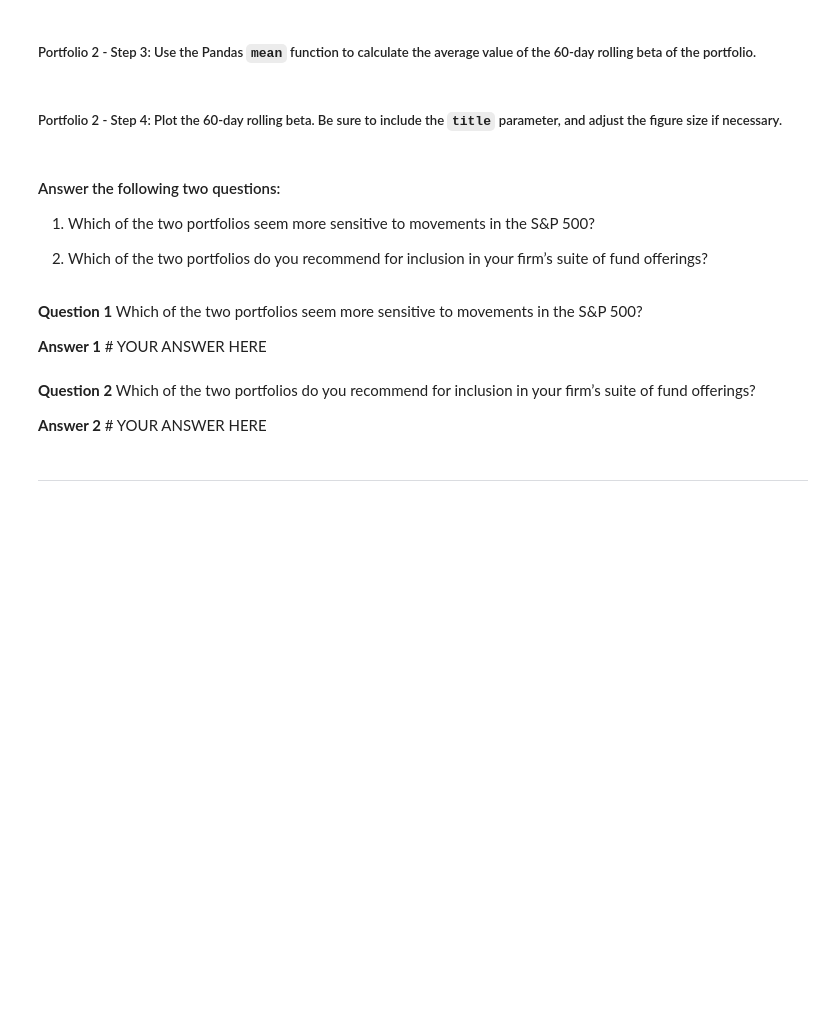
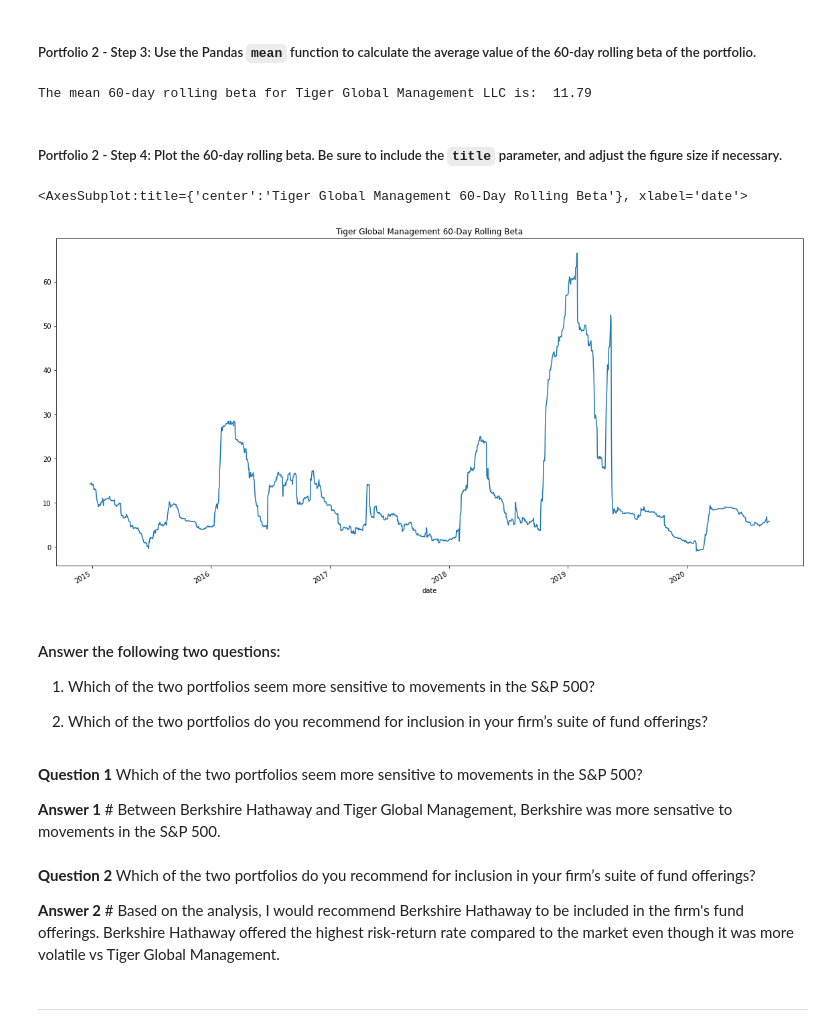
Before and after one commit to jkang1990amg/Challenge_4_Risk_Return_Analysis, a Jupyter notebook: risk_return_analysis.ipynb, the cells around one changed output. Cells and saved outputs as stored; diff of their text form; code cells hidden in the pictures; blank space fills up the shorter version.

```diff
--- a/risk_return_analysis.ipynb
+++ b/risk_return_analysis.ipynb
@@ -383,4 +441,6 @@ Your analysis is nearing completion. Now, you need to evaluate how the portfolio
 # %%
 # Calculate the covariance using a 60-day rolling window
 # Review the last five rows of the covariance data
-# YOUR CODE HERE
+tiger_global_rolling_60_variance = whalenavs_daily_returns["TIGER GLOBAL MANAGEMENT LLC"].rolling(window = 60).var()
+tiger_global_rolling_60_covariance = whalenavs_daily_returns["TIGER GLOBAL MANAGEMENT LLC"].rolling(window = 60).cov(whalenavs_daily_returns["S&P 500"])
+tiger_global_rolling_60_covariance.tail()
@@ -389,4 +457,5 @@ Your analysis is nearing completion. Now, you need to evaluate how the portfolio
 # %%
 # Calculate the beta based on the 60-day rolling covariance compared to the market (S&P 500)
 # Review the last five rows of the beta information
-# YOUR CODE HERE
+tiger_global_rolling_60_beta = tiger_global_rolling_60_covariance / tiger_global_rolling_60_variance
+tiger_global_rolling_60_beta.tail()
@@ -394,13 +471,19 @@ Your analysis is nearing completion. Now, you need to evaluate how the portfolio
 ##### Portfolio 2 - Step 3: Use the Pandas `mean` function to calculate the average value of the 60-day rolling beta of the portfolio.
 # %%
 # Calculate the average of the 60-day rolling beta
-# YOUR CODE HERE
+tiger_global_rolling_60_beta.mean()
+print(f"The mean 60-day rolling beta for Tiger Global Management LLC is: {tiger_global_rolling_60_beta.mean(): .2f}")
+# %% [output]
+The mean 60-day rolling beta for Tiger Global Management LLC is:  11.79
 # %% [markdown]
 ##### Portfolio 2 - Step 4: Plot the 60-day rolling beta. Be sure to include the `title` parameter, and adjust the figure size if necessary.
 # %%
 # Plot the rolling beta
 # Include a title parameter and adjust the figure size
-# YOUR CODE HERE
+tiger_global_rolling_60_beta.plot(figsize = (20, 10), title = "Tiger Global Management 60-Day Rolling Beta")
+# %% [output]
+<AxesSubplot:title={'center':'Tiger Global Management 60-Day Rolling Beta'}, xlabel='date'>
+[figure, added]
 # %% [markdown]
 #### Answer the following two questions:
 
@@ -410,10 +493,10 @@ Your analysis is nearing completion. Now, you need to evaluate how the portfolio
 # %% [markdown]
 **Question 1** Which of the two portfolios seem more sensitive to movements in the S&P 500?
 
-**Answer 1** # YOUR ANSWER HERE
+**Answer 1** # Between Berkshire Hathaway and Tiger Global Management, Berkshire was more sensative to movements in the S&P 500.
 # %% [markdown]
 **Question 2** Which of the two portfolios do you recommend for inclusion in your firm’s suite of fund offerings?
 
-**Answer 2** # YOUR ANSWER HERE
+**Answer 2** # Based on the analysis, I would recommend Berkshire Hathaway to be included in the firm's fund offerings. Berkshire Hathaway offered the highest risk-return rate compared to the market even though it was more volatile vs Tiger Global Management.
 # %% [markdown]
 ---
```
Also changed, not shown: parts of 12 cells of this notebook.
